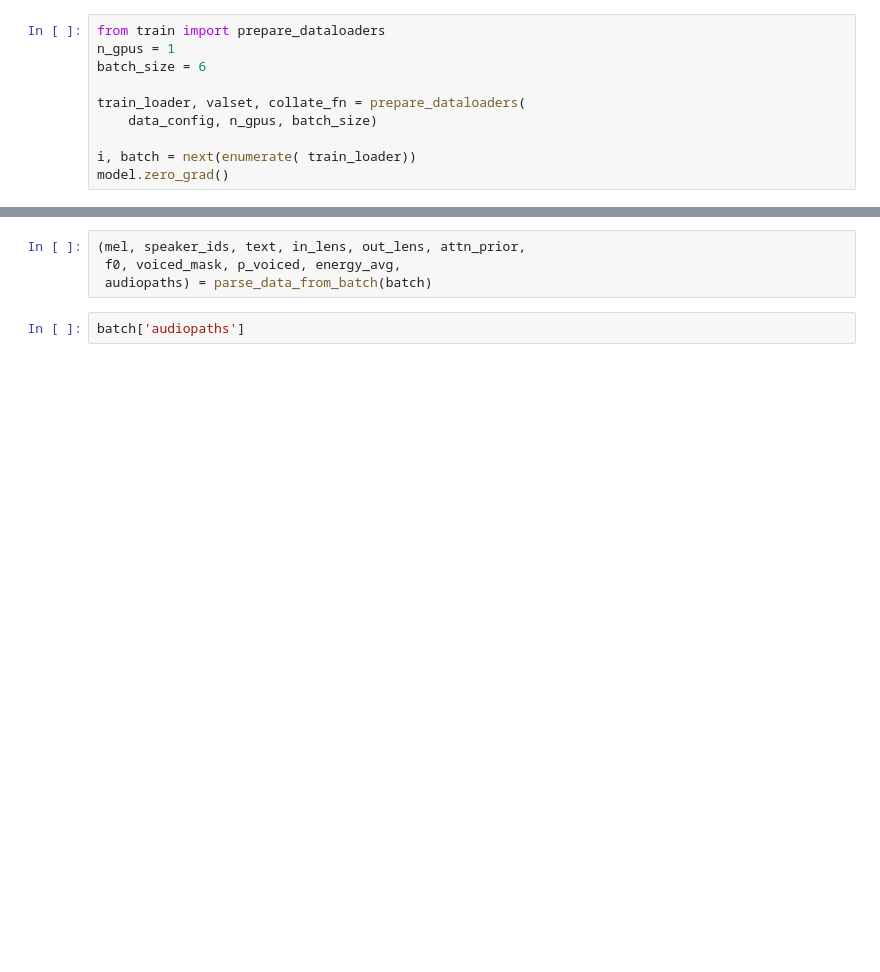
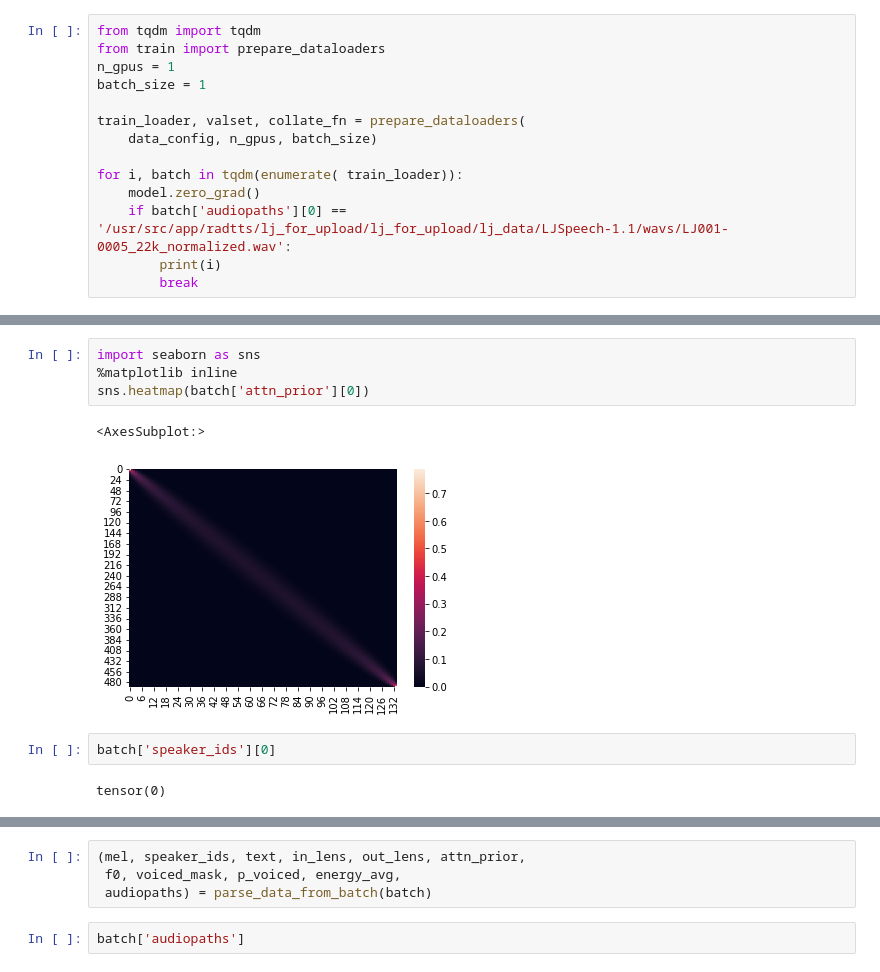
Before and after one commit to uberduck-ai/radtts, a Jupyter notebook: configs/compare_with_anyscale.ipynb, the cells around one changed output, grey strips where cells are left out. Drawn from its saved outputs; the diff is of its cells as text; blank space fills up the shorter version.

```diff
--- a/configs/compare_with_anyscale.ipynb
+++ b/configs/compare_with_anyscale.ipynb
@@ -68,13 +82,17 @@ _IncompatibleKeys(missing_keys=[], unexpected_keys=['dur_pred_layer.bottleneck_l
 # %%
+from tqdm import tqdm
 from train import prepare_dataloaders
 n_gpus = 1
-batch_size = 6
+batch_size = 1
 
 train_loader, valset, collate_fn = prepare_dataloaders(
     data_config, n_gpus, batch_size)
 
-i, batch = next(enumerate( train_loader))
-model.zero_grad()
+for i, batch in tqdm(enumerate( train_loader)):
+    model.zero_grad()
+    if batch['audiopaths'][0] == '/usr/src/app/radtts/lj_for_upload/lj_for_upload/lj_data/LJSpeech-1.1/wavs/LJ001-0005_22k_normalized.wav':
+        print(i)
+        break
 # %% [output]
 initializing training dataloader
 Number of speakers: 1
@@ -95,0 +177,11 @@ saving f0 to /usr/src/app/radtts/lj_for_upload/lj_data_LJSpeech-1.1_wavs_LJ001-0
+# %%
+import seaborn as sns
+%matplotlib inline
+sns.heatmap(batch['attn_prior'][0])
+# %% [output]
+<AxesSubplot:>
+[figure, added]
+# %%
+batch['speaker_ids'][0]
+# %% [output]
+tensor(0)
```
Also changed, not shown: parts of 15 cells of this notebook, 2 other files.
